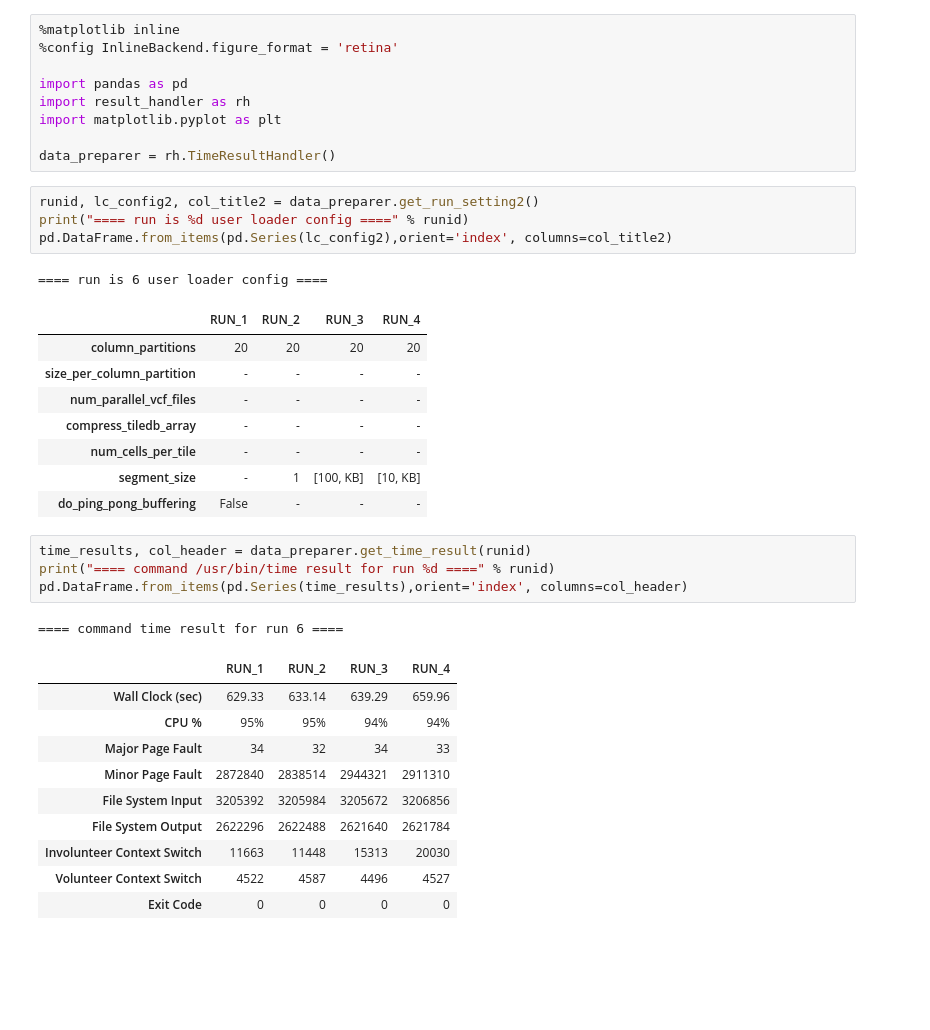
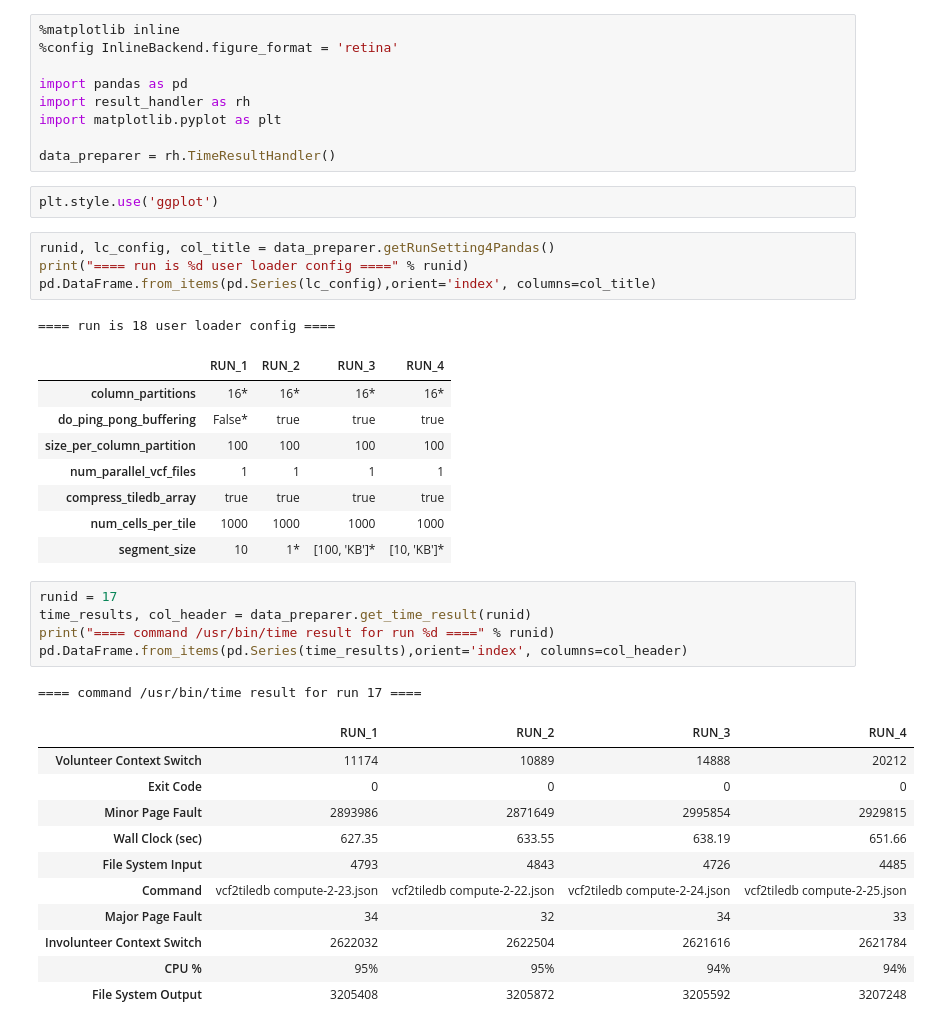
Before and after one commit to mingrutar/GenomicsLoaderConfigCreator, a Jupyter notebook: View Genomics Data Loading Results.ipynb, the cells around one changed output. Saved outputs shown, nothing was run; the diff lists cells and outputs as text; blank space fills up the shorter version.

```diff
--- a/View Genomics Data Loading Results.ipynb
+++ b/View Genomics Data Loading Results.ipynb
@@ -9,33 +9,37 @@ import result_handler as rh
 import matplotlib.pyplot as plt
 
 data_preparer = rh.TimeResultHandler()
+# %%
+plt.style.use('ggplot')
 # %%
-runid, lc_config2, col_title2 = data_preparer.get_run_setting2()
+runid, lc_config, col_title = data_preparer.getRunSetting4Pandas()
 print("==== run is %d user loader config ====" % runid)
-pd.DataFrame.from_items(pd.Series(lc_config2),orient='index', columns=col_title2)
+pd.DataFrame.from_items(pd.Series(lc_config),orient='index', columns=col_title)
 # %% [output]
-==== run is 6 user loader config ====
+==== run is 18 user loader config ====
 |  | RUN_1 | RUN_2 | RUN_3 | RUN_4 |
-| column_partitions | 20 | 20 | 20 | 20 |
-| size_per_column_partition | - | - | - | - |
-| num_parallel_vcf_files | - | - | - | - |
-| compress_tiledb_array | - | - | - | - |
-| num_cells_per_tile | - | - | - | - |
-| segment_size | - | 1 | [100, KB] | [10, KB] |
-| do_ping_pong_buffering | False | - | - | - |
+| column_partitions | 16* | 16* | 16* | 16* |
+| do_ping_pong_buffering | False* | true | true | true |
+| size_per_column_partition | 100 | 100 | 100 | 100 |
+| num_parallel_vcf_files | 1 | 1 | 1 | 1 |
+| compress_tiledb_array | true | true | true | true |
+| num_cells_per_tile | 1000 | 1000 | 1000 | 1000 |
+| segment_size | 10 | 1* | [100, 'KB']* | [10, 'KB']* |
 # %%
+runid = 17
 time_results, col_header = data_preparer.get_time_result(runid)
 print("==== command /usr/bin/time result for run %d ====" % runid)
 pd.DataFrame.from_items(pd.Series(time_results),orient='index', columns=col_header)
 # %% [output]
-==== command time result for run 6 ====
+==== command /usr/bin/time result for run 17 ====
 |  | RUN_1 | RUN_2 | RUN_3 | RUN_4 |
-| Wall Clock (sec) | 629.33 | 633.14 | 639.29 | 659.96 |
+| Volunteer Context Switch | 11174 | 10889 | 14888 | 20212 |
+| Exit Code | 0 | 0 | 0 | 0 |
+| Minor Page Fault | 2893986 | 2871649 | 2995854 | 2929815 |
+| Wall Clock (sec) | 627.35 | 633.55 | 638.19 | 651.66 |
+| File System Input | 4793 | 4843 | 4726 | 4485 |
+| Command | vcf2tiledb compute-2-23.json | vcf2tiledb compute-2-22.json | vcf2tiledb compute-2-24.json | vcf2tiledb compute-2-25.json |
+| Major Page Fault | 34 | 32 | 34 | 33 |
+| Involunteer Context Switch | 2622032 | 2622504 | 2621616 | 2621784 |
 | CPU % | 95% | 95% | 94% | 94% |
-| Major Page Fault | 34 | 32 | 34 | 33 |
-| Minor Page Fault | 2872840 | 2838514 | 2944321 | 2911310 |
-| File System Input | 3205392 | 3205984 | 3205672 | 3206856 |
-| File System Output | 2622296 | 2622488 | 2621640 | 2621784 |
-| Involunteer Context Switch | 11663 | 11448 | 15313 | 20030 |
-| Volunteer Context Switch | 4522 | 4587 | 4496 | 4527 |
-| Exit Code | 0 | 0 | 0 | 0 |
+| File System Output | 3205408 | 3205872 | 3205592 | 3207248 |
```
Also changed, not shown: parts of 12 cells of this notebook, 9 other files.
